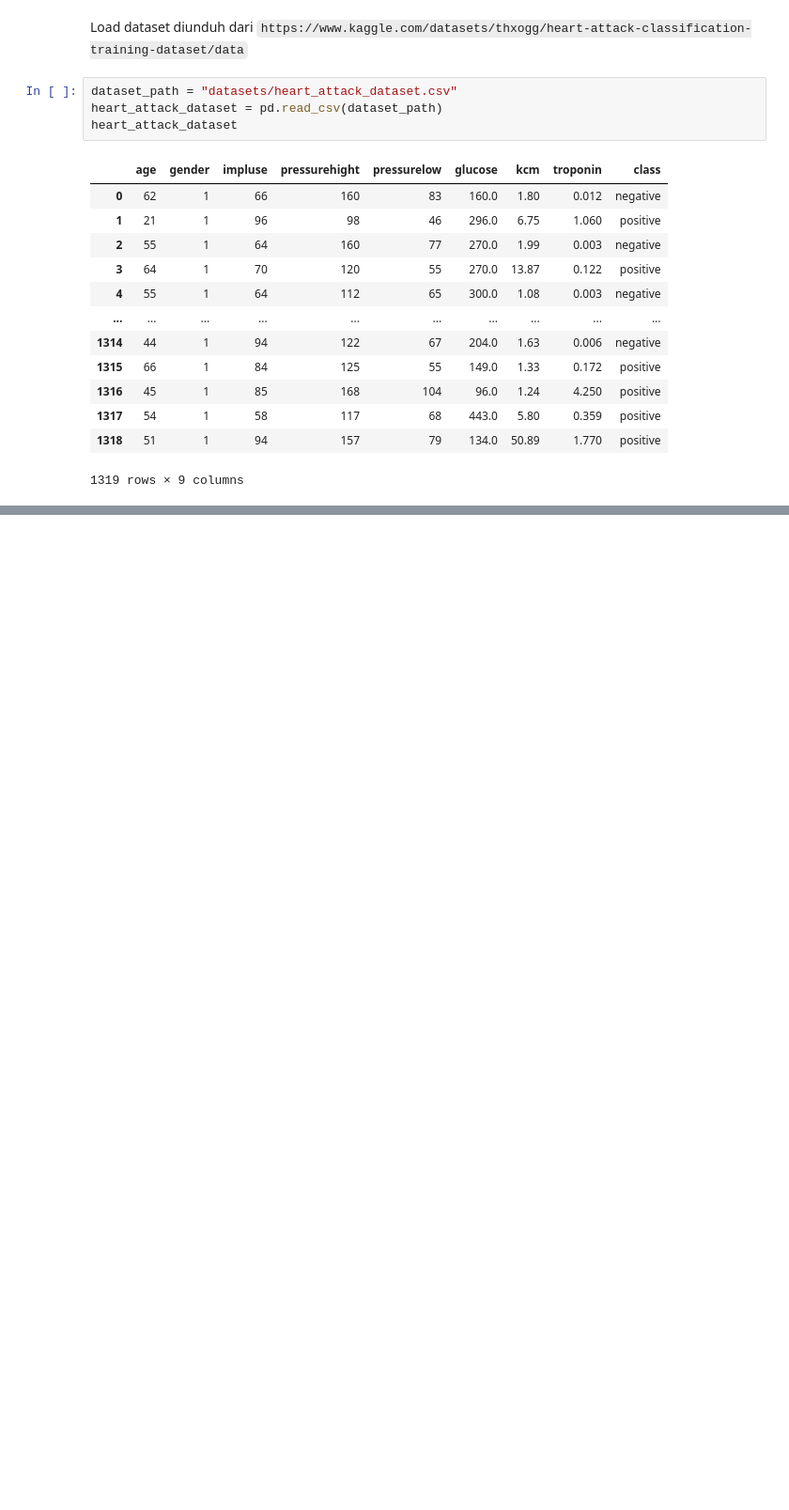
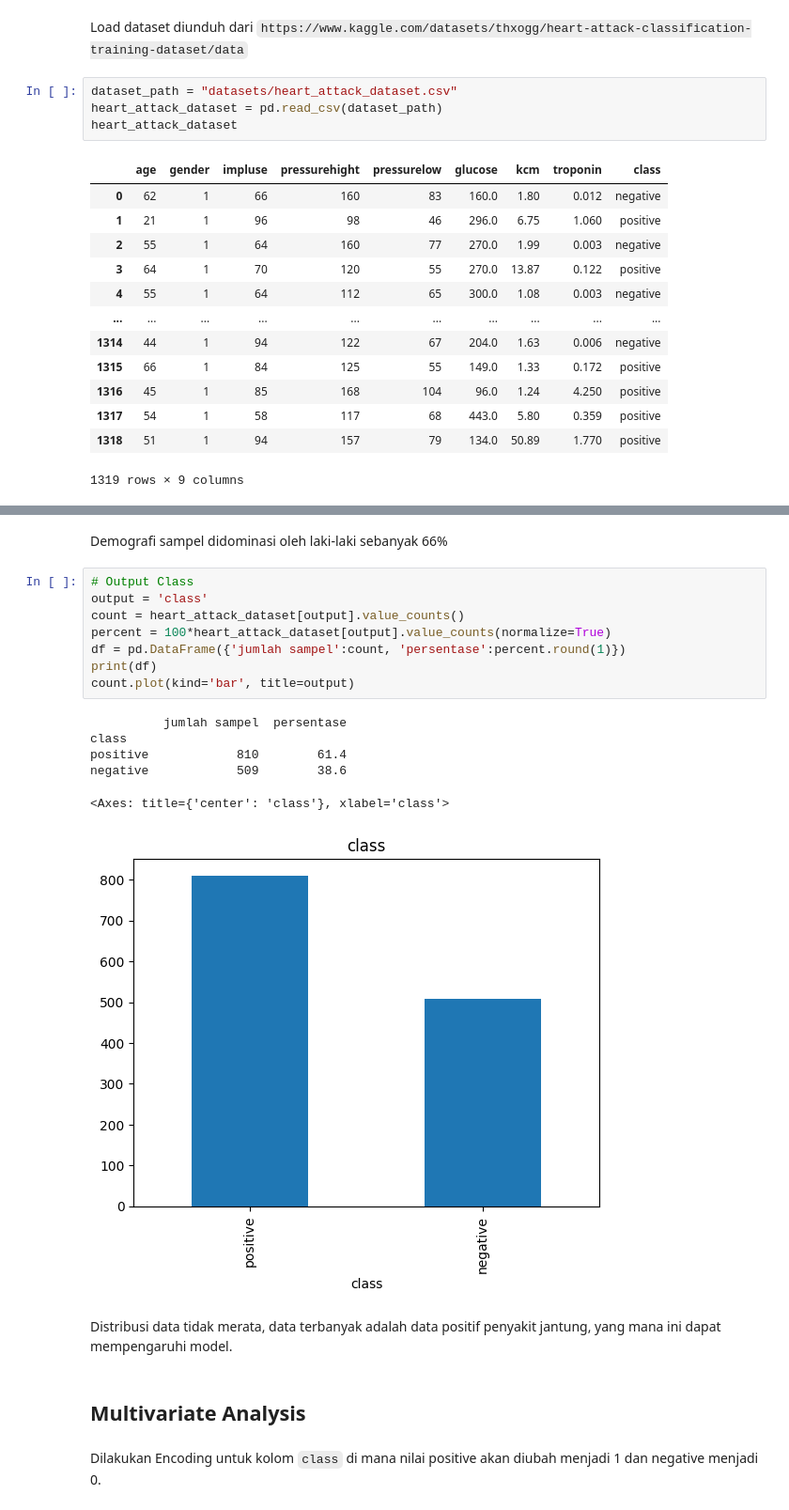
Before and after one commit to miftahfadil/heart_attack_prediction, a Jupyter notebook: heart_attack_prediction.ipynb, the cells around one changed output, grey strips where cells are left out. Shown at 94% size. Drawn from its saved outputs; the diff is of its cells as text; blank space fills up the shorter version.

```diff
--- a/heart_attack_prediction.ipynb
+++ b/heart_attack_prediction.ipynb
@@ -31,0 +142,23 @@ heart_attack_dataset
+# %% [markdown]
+Demografi sampel didominasi oleh laki-laki sebanyak 66%
+# %%
+# Output Class
+output = 'class'
+count = heart_attack_dataset[output].value_counts()
+percent = 100*heart_attack_dataset[output].value_counts(normalize=True)
+df = pd.DataFrame({'jumlah sampel':count, 'persentase':percent.round(1)})
+print(df)
+count.plot(kind='bar', title=output)
+# %% [output]
+          jumlah sampel  persentase
+class
+positive            810        61.4
+negative            509        38.6
+<Axes: title={'center': 'class'}, xlabel='class'>
+[figure, added]
+# %% [markdown]
+Distribusi data tidak merata, data terbanyak adalah data positif penyakit jantung, yang mana ini dapat mempengaruhi model.
+# %% [markdown]
+## Multivariate Analysis
+# %% [markdown]
+Dilakukan Encoding untuk kolom `class` di mana nilai positive akan diubah menjadi 1 dan negative menjadi 0.
```
Also changed, not shown: parts of 28 cells of this notebook.
